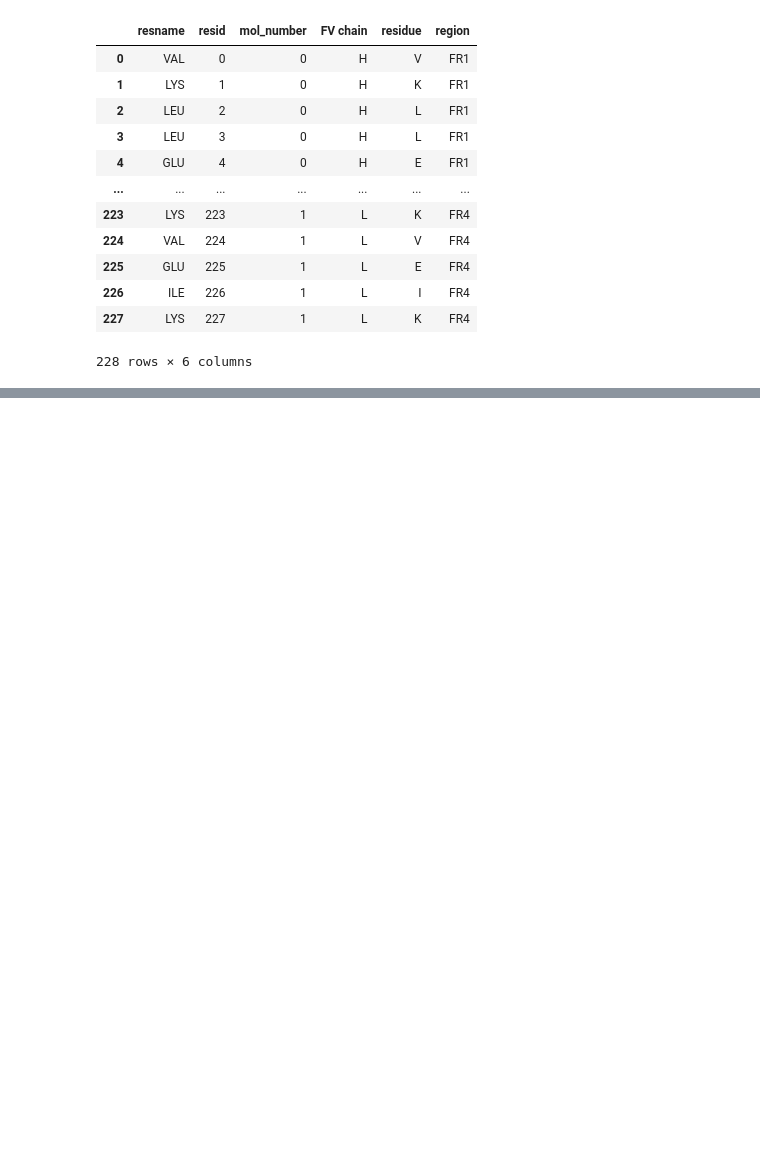
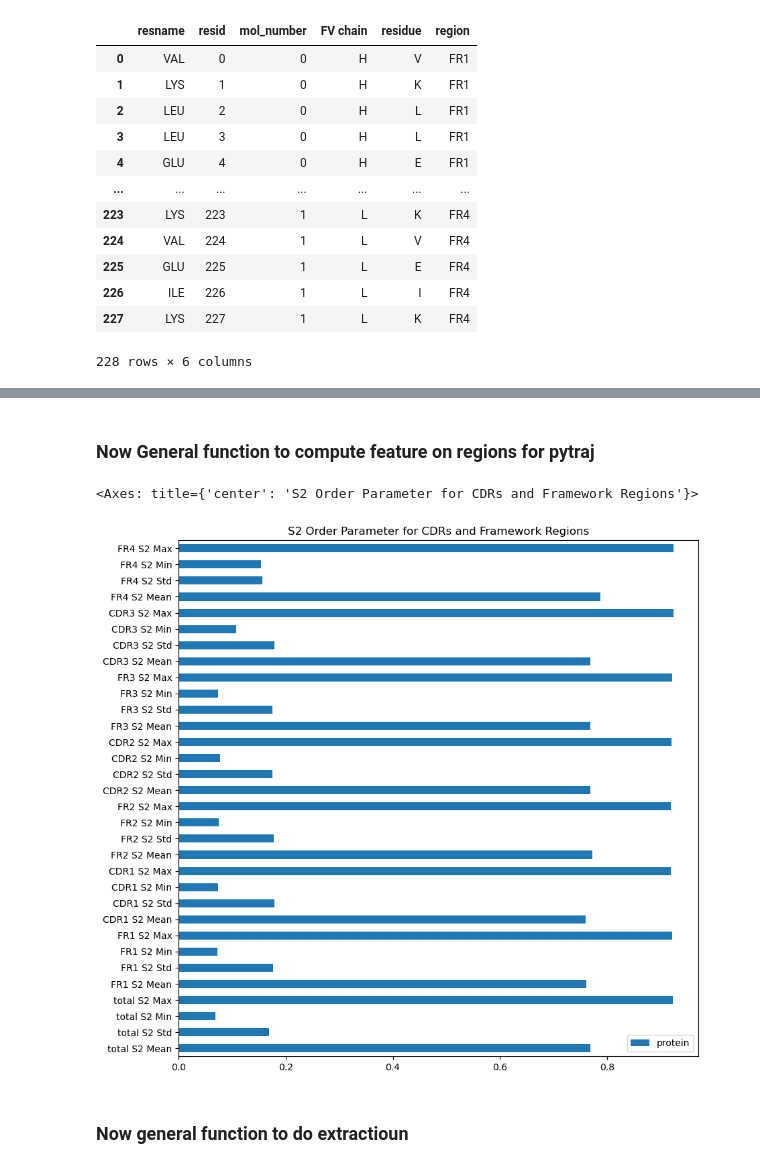
Before and after one commit to ChrisVir/vir_md_analysis, a Jupyter notebook: notebooks/development/2.0-06-18-2025_TestingWithNCfile.ipynb, the cells around one changed output, grey strips where cells are left out. Saved outputs shown, nothing was run; the diff lists cells and outputs as text; code cells hidden in the pictures; blank space fills up the shorter version.

```diff
--- a/notebooks/development/2.0-06-18-2025_TestingWithNCfile.ipynb
+++ b/notebooks/development/2.0-06-18-2025_TestingWithNCfile.ipynb
@@ -438,0 +587,48 @@ test
+# %% [markdown]
+### Now General function to compute feature on regions for pytraj
+# %%
+def compute_feature_on_pytraj(traj: pt.Trajectory, feature: str, feature_map: dict[str, callable],
+                    region_position_map: dict[str, tuple[int, int]] | None = None):
+    """Compute a feature for a trajectory on multiple regions.
+    Parameters:
+        traj: pt.Trajectory
+            The trajectory object from pytraj.
+        feature: str
+            The  name of the feature to compute (e.g., 'rmsd', 'rmsf').
+        feature_map: dict
+            A dict with key as feature name and value as the function to compute the feature.
+        region_position_map: dict[str, tuple[int, int]] | None
+            A mapping of region names to their start and end residue positions. If None, the feature will be computed for the entire trajectory.
+    """
+    all_stats = []
+
+    # do entire protein
+    feature_func = feature_map[feature]
+    feature_results = feature_func(traj)
+    prefix = f"total {feature}"
+    stats = compute_stats_from_series(feature_results[feature], prefix=prefix)
+    all_stats.append(stats)
+
+    # do CDRs and framework regions
+    if region_position_map is not None:
+
+        for region, (start, stop) in region_position_map.items():
+            selection = format_pytraj_selection(start+1, stop+1)  # pytraj is 1-indexed
+
+            feature_results = feature_func(traj, region=selection)
+            prefix = f"{region} {feature}"
+            stats = compute_stats_from_series(feature_results[feature], prefix=prefix)
+            all_stats.append(stats)
+    all_stats = pd.concat(all_stats, axis=1)
+    return all_stats
+# %%
+pytraj_feature_func_map = {}
+pytraj_feature_func_map['S2'] = calculate_s2_parameter
+s2_stats = compute_feature_on_pytraj(pt_traj[:100], 'S2', pytraj_feature_func_map, region_position_map)
+# %%
+s2_stats.T.plot(kind='barh', figsize=(10, 10), title='S2 Order Parameter for CDRs and Framework Regions')
+# %% [output]
+<Axes: title={'center': 'S2 Order Parameter for CDRs and Framework Regions'}>
+[figure, added]
+# %% [markdown]
+### Now general function to do extractioun
```
Also changed, not shown: parts of 27 cells of this notebook.
